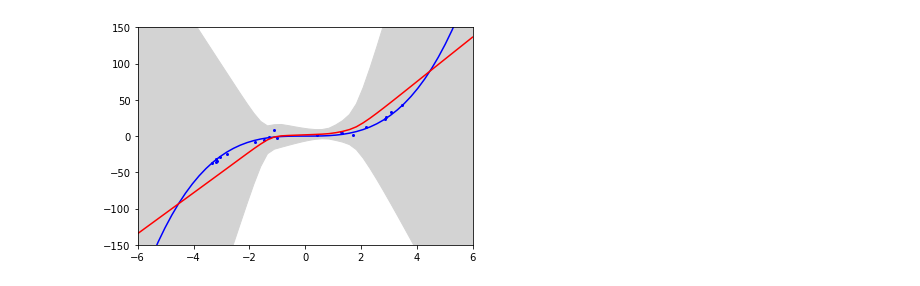
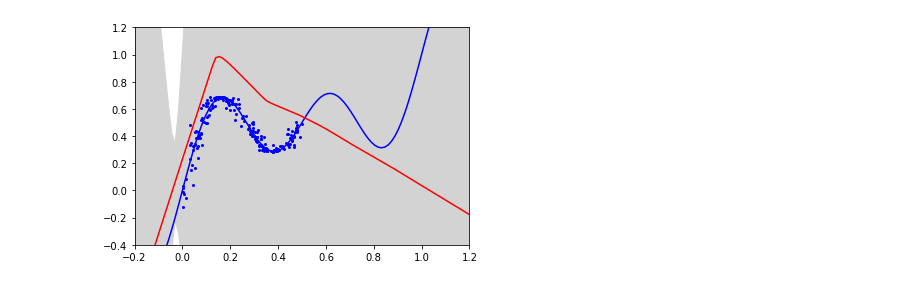
Before and after one commit to Feuermagier/VariationalBayesianDL, a Jupyter notebook: ToyRegression.ipynb, the cells around one changed output. Cells and saved outputs as stored; diff of their text form; code cells hidden in the pictures.

```diff
--- a/ToyRegression.ipynb
+++ b/ToyRegression.ipynb
@@ -21,18 +22,18 @@ device = torch.device("cpu")
 import matplotlib.pyplot as plt
 
 def plot(eval):
-    plt.xlim(-6, 6)
-    plt.ylim(-150, 150)
-    t = np.linspace(-6, 6, 50)
+    #plt.xlim(-6, 6)
+    #plt.ylim(-150, 150)
+    #t = torch.linspace(-6, 6, 50)
+    plt.xlim(-0.2, 1.2)
+    plt.ylim(-0.4, 1.2)
+    t = torch.linspace(-0.2, 1.2, 100)
 
     plt.plot(t, trainset.eval_value(t), color="blue") # Actual function
 
-    means, variances = np.zeros(len(t)), np.zeros(len(t))
+    means, variances = torch.zeros(len(t)), torch.zeros(len(t))
     with torch.no_grad():
-        means, variances = eval(torch.unsqueeze(torch.tensor(t * trainset.x_norm, dtype=torch.float), -1))
-        #for i, input in enumerate(t):
-         #   mean, variance = eval(torch.tensor([[input]], dtype=torch.float))
-          #  means[i], deviations[i] = mean.numpy(), np.sqrt(variance.numpy())
+        means, variances = eval(torch.unsqueeze(t * trainset.x_norm, -1))
     means = torch.squeeze(means, -1) / trainset.y_norm
     variances = torch.squeeze(variances, -1) / trainset.y_norm**2
 
@@ -40,26 +41,28 @@ def plot(eval):
     lower_bound = means - 3 * torch.sqrt(variances)
     plt.plot(t, means, color="red") # Averaged predictions
     plt.fill_between(t, lower_bound, higher_bound, color="lightgrey")
-    print(f"RMSE {torch.sqrt(F.mse_loss(means, torch.from_numpy(t**3)))}")
+    print(f"RMSE {torch.sqrt(F.mse_loss(means, t**3))}")
 
-    xs, ys = zip(*((x.numpy() / trainset.x_norm, y.numpy() / trainset.y_norm) for (x, y) in trainloader))
+    xs, ys = zip(*(((x / trainset.x_norm).numpy(), (y / trainset.y_norm).numpy()) for (x, y) in trainset))
     plt.scatter(xs, ys, s=4, color="blue")
 # %%
 # Point estimator with L2 regularization
 
 torch.manual_seed(42)
 
-model = nn.Sequential(nn.Linear(1, 100), nn.ReLU(), nn.Linear(100, 1))
-optimizer = torch.optim.Adam(model.parameters(), lr=0.1, weight_decay=0.001)
-for epoch in range(40):
+model = nn.Sequential(nn.Linear(1, 16), nn.ReLU(), nn.Linear(16, 16), nn.ReLU(), nn.Linear(16, 16), nn.ReLU(), nn.Linear(16, 1))
+optimizer = torch.optim.SGD(model.parameters(), lr=0.01, weight_decay=0.001)
+for epoch in range(100):
+    epoch_loss = torch.tensor(0, dtype=torch.float)
     for data, target in trainloader:
         optimizer.zero_grad()
         output = model(data)
         loss = F.mse_loss(output, target)
         loss.backward()
         optimizer.step()
+        epoch_loss += loss
     if epoch % 10 == 0:
-        print(f"Epoch {epoch}: loss {loss}")
-print(f"Final loss {loss}")
+        print(f"Epoch {epoch}: loss {epoch_loss / (len(trainloader) * batch_size)}")
+print(f"Final loss {epoch_loss / (len(trainloader) * batch_size)}")
 plot(lambda input: (model(input), torch.tensor(0)))
 # %% [output]
@@ -79,19 +88,21 @@ importlib.reload(swag)
 torch.manual_seed(42)
 
 model = nn.Sequential(nn.Linear(1, 100), nn.ReLU(), nn.Linear(100, 1))
-optimizer = torch.optim.Adam(model.parameters(), lr=0.1, weight_decay=0.001) # Without weight_decay the covariance matrix is not positive definit???
-wrapper = swag.SWAGWrapper(model, 1, 10)
-for epoch in range(40):
+optimizer = torch.optim.SGD(model.parameters(), lr=0.01, weight_decay=0.001) # Without weight_decay the covariance matrix is not positive definit???
+wrapper = swag.SWAGWrapper(model, 5, 10)
+for epoch in range(100):
+    epoch_loss = torch.tensor(0, dtype=torch.float)
     for data, target in trainloader:
         optimizer.zero_grad()
         output = model(data)
         loss = F.mse_loss(output, target)
         loss.backward()
         optimizer.step()
+        epoch_loss += loss
     wrapper.update(epoch)
     if epoch % 10 == 0:
-        print(f"Epoch {epoch}: loss {loss}")
-print(f"Final loss {loss}")
+        print(f"Epoch {epoch}: loss {epoch_loss / (len(trainloader) * batch_size)}")
+print(f"Final loss {epoch_loss / (len(trainloader) * batch_size)}")
 
 def eval_swag(input):
     return wrapper.sample(input, 100, model, 1)
@@ -107,4 +124,4 @@ RMSE 26.0212621449277
-[figure, old version]
+[figure, new version]
 # %%
 # Ensemble of point estimators with L2 regularization
 
```
Also changed, not shown: parts of 5 cells of this notebook, 1 other file.
